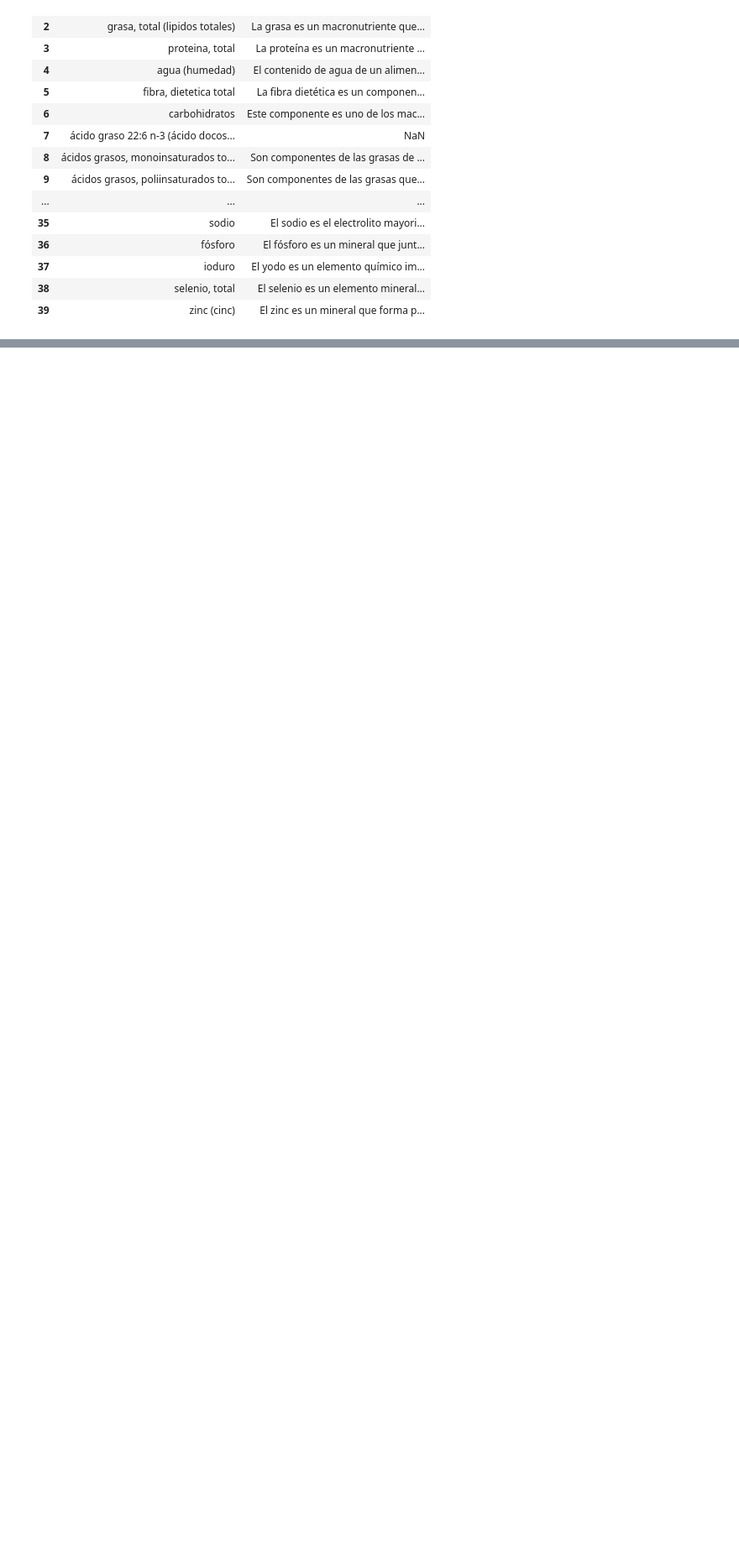
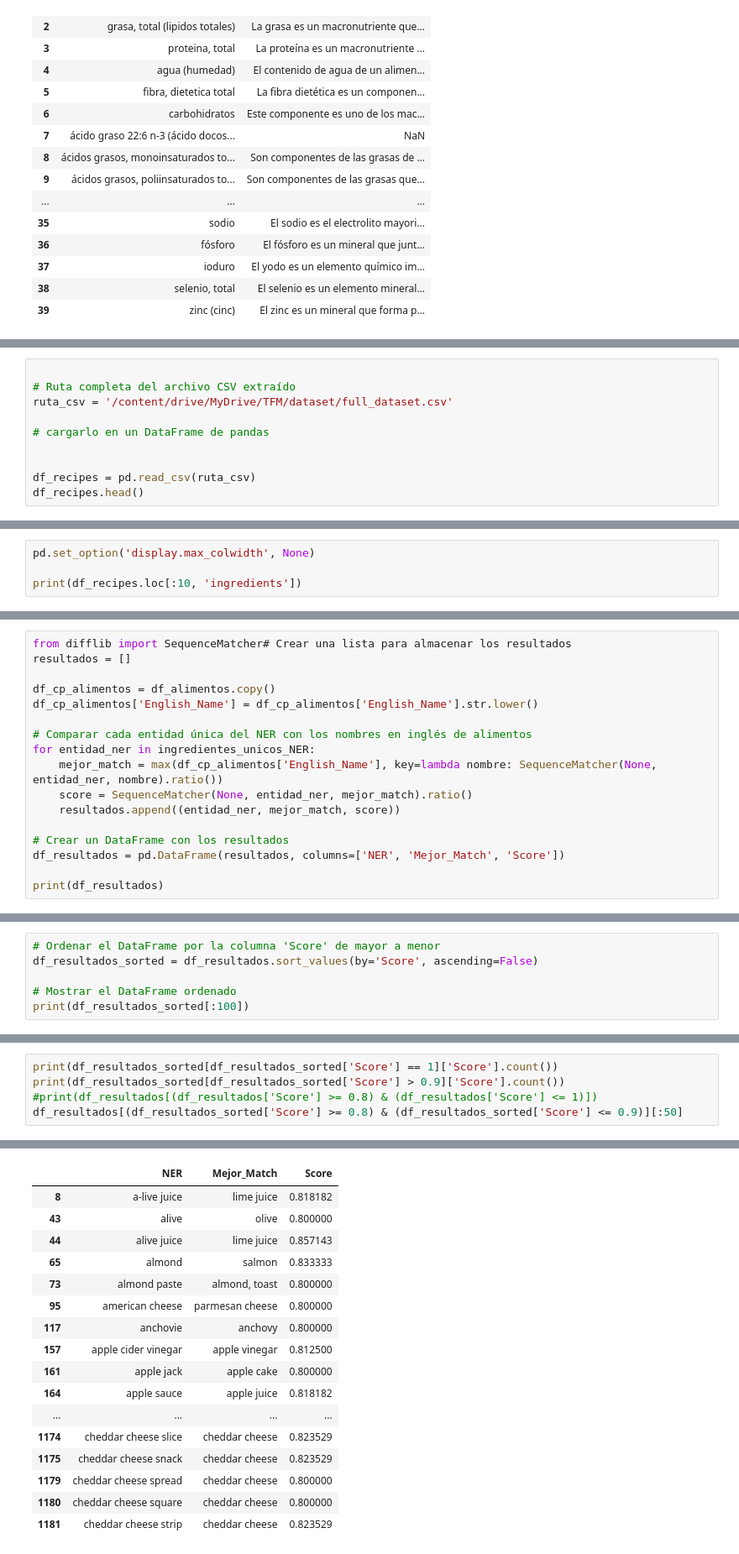
Before and after one commit to joampc/TFM2023, a Jupyter notebook: notebooks/Food_processing.ipynb, the cells around one changed output, grey strips where cells are left out. Shown at 84% size. Saved outputs shown, nothing was run; the diff lists cells and outputs as text; blank space fills up the shorter version.

```diff
--- a/notebooks/Food_processing.ipynb
+++ b/notebooks/Food_processing.ipynb
@@ -401,0 +585,10 @@ df_desc_componente.head(40)
+# %%
+
+# Ruta completa del archivo CSV extraído
+ruta_csv = '/content/drive/MyDrive/TFM/dataset/full_dataset.csv'
+
+# cargarlo en un DataFrame de pandas
+
+
+df_recipes = pd.read_csv(ruta_csv)
+df_recipes.head()
@@ -401,0 +602,4 @@ df_desc_componente.head(40)
+# %%
+pd.set_option('display.max_colwidth', None)
+
+print(df_recipes.loc[:10, 'ingredients'])
@@ -401,0 +705,17 @@ df_desc_componente.head(40)
+# %%
+from difflib import SequenceMatcher# Crear una lista para almacenar los resultados
+resultados = []
+
+df_cp_alimentos = df_alimentos.copy()
+df_cp_alimentos['English_Name'] = df_cp_alimentos['English_Name'].str.lower()
+
+# Comparar cada entidad única del NER con los nombres en inglés de alimentos
+for entidad_ner in ingredientes_unicos_NER:
+    mejor_match = max(df_cp_alimentos['English_Name'], key=lambda nombre: SequenceMatcher(None, entidad_ner, nombre).ratio())
+    score = SequenceMatcher(None, entidad_ner, mejor_match).ratio()
+    resultados.append((entidad_ner, mejor_match, score))
+
+# Crear un DataFrame con los resultados
+df_resultados = pd.DataFrame(resultados, columns=['NER', 'Mejor_Match', 'Score'])
+
+print(df_resultados)
@@ -401,0 +737,6 @@ df_desc_componente.head(40)
+# %%
+# Ordenar el DataFrame por la columna 'Score' de mayor a menor
+df_resultados_sorted = df_resultados.sort_values(by='Score', ascending=False)
+
+# Mostrar el DataFrame ordenado
+print(df_resultados_sorted[:100])
@@ -401,0 +758,6 @@ df_desc_componente.head(40)
+# %%
+print(df_resultados_sorted[df_resultados_sorted['Score'] == 1]['Score'].count())
+print(df_resultados_sorted[df_resultados_sorted['Score'] > 0.9]['Score'].count())
+#print(df_resultados[(df_resultados['Score'] >= 0.8) & (df_resultados['Score'] <= 1)])
+df_resultados[(df_resultados_sorted['Score'] >= 0.8) & (df_resultados_sorted['Score'] <= 0.9)][:50]
+# %% [output]
@@ -401,0 +766,17 @@ df_desc_componente.head(40)
+|  | NER | Mejor_Match | Score |
+| 8 | a-live juice | lime juice | 0.818182 |
+| 43 | alive | olive | 0.800000 |
+| 44 | alive juice | lime juice | 0.857143 |
+| 65 | almond | salmon | 0.833333 |
+| 73 | almond paste | almond, toast | 0.800000 |
+| 95 | american cheese | parmesan cheese | 0.800000 |
+| 117 | anchovie | anchovy | 0.800000 |
+| 157 | apple cider vinegar | apple vinegar | 0.812500 |
+| 161 | apple jack | apple cake | 0.800000 |
+| 164 | apple sauce | apple juice | 0.818182 |
+| ... | ... | ... | ... |
+| 1174 | cheddar cheese slice | cheddar cheese | 0.823529 |
+| 1175 | cheddar cheese snack | cheddar cheese | 0.823529 |
+| 1179 | cheddar cheese spread | cheddar cheese | 0.800000 |
+| 1180 | cheddar cheese square | cheddar cheese | 0.800000 |
+| 1181 | cheddar cheese strip | cheddar cheese | 0.823529 |
```
Also changed, not shown: parts of 43 cells of this notebook.
